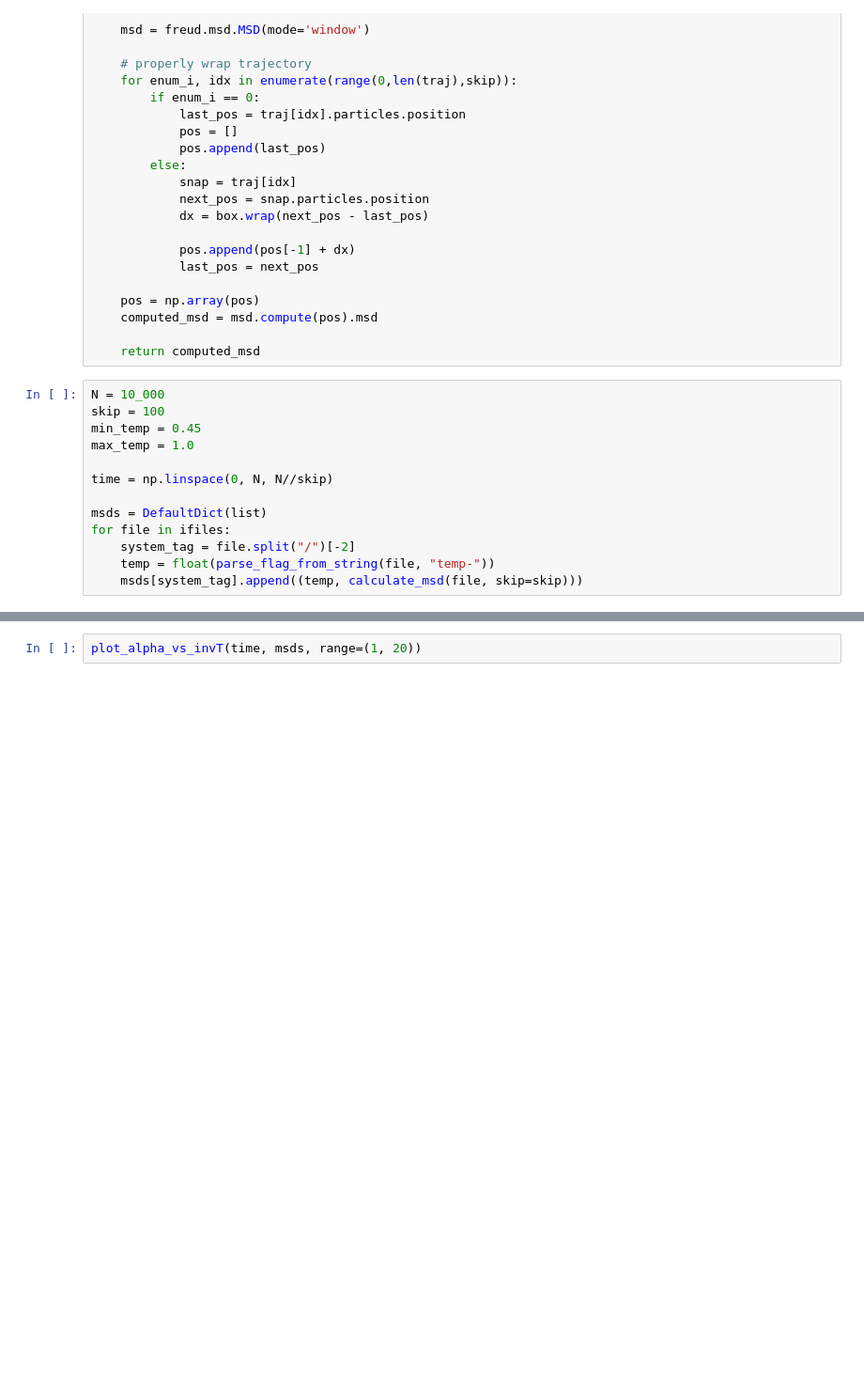
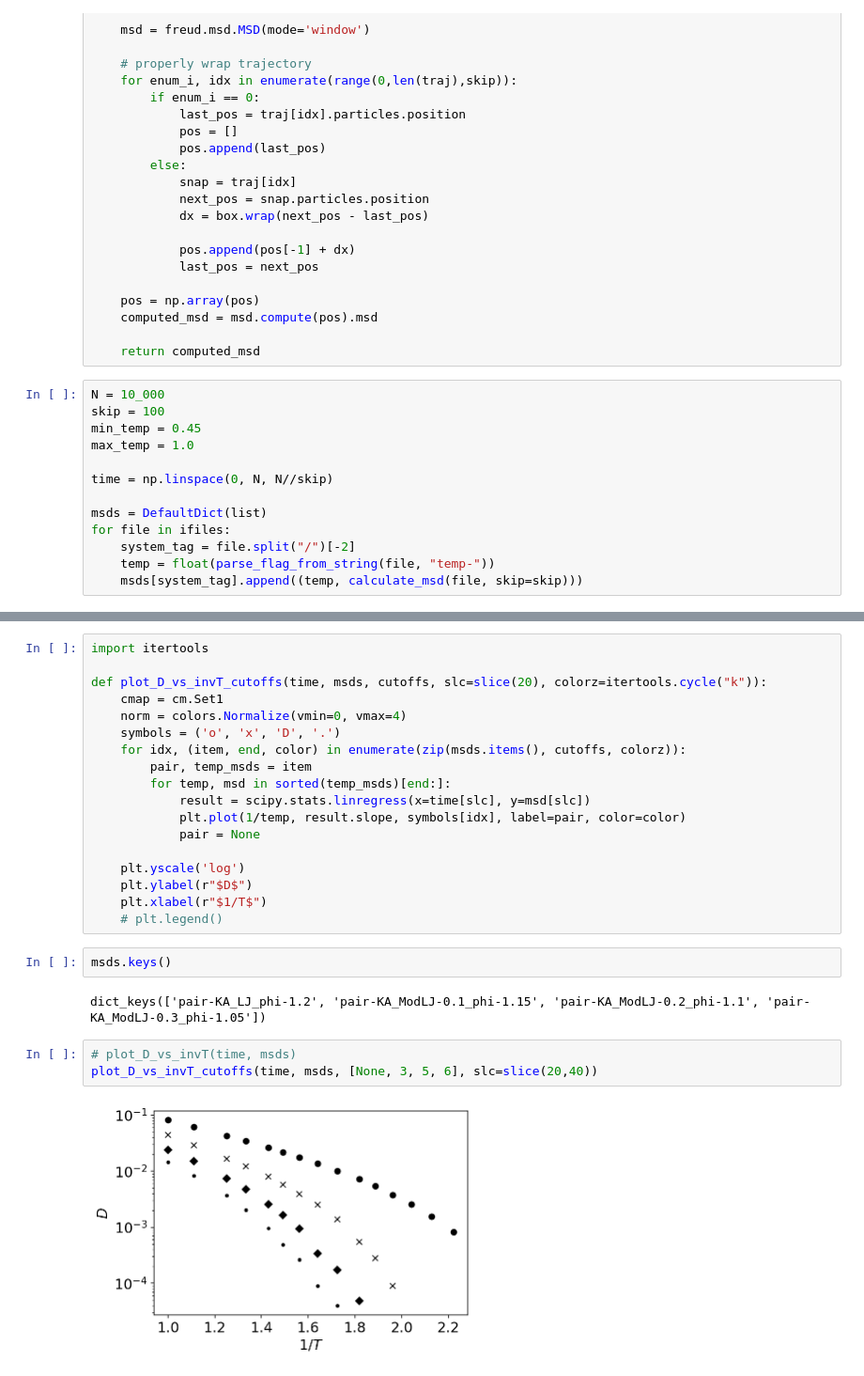
Before and after one commit to ianrgraham/funnel-cake, a Jupyter notebook: notebooks/prelim_plots.ipynb, the cells around one changed output, grey strips where cells are left out. Shown at 94% size. Cells and saved outputs as stored; diff of their text form; blank space fills up the shorter version.

```diff
--- a/notebooks/prelim_plots.ipynb
+++ b/notebooks/prelim_plots.ipynb
@@ -184,2 +188,27 @@ plot_alpha_vs_invT(time, msds, slc=slice(20, 40))
-# %%
-plot_alpha_vs_invT(time, msds, range=(1, 20))
+# %%
+import itertools
+
+def plot_D_vs_invT_cutoffs(time, msds, cutoffs, slc=slice(20), colorz=itertools.cycle("k")):
+    cmap = cm.Set1
+    norm = colors.Normalize(vmin=0, vmax=4)
+    symbols = ('o', 'x', 'D', '.')
+    for idx, (item, end, color) in enumerate(zip(msds.items(), cutoffs, colorz)):
+        pair, temp_msds = item
+        for temp, msd in sorted(temp_msds)[end:]:
+            result = scipy.stats.linregress(x=time[slc], y=msd[slc])
+            plt.plot(1/temp, result.slope, symbols[idx], label=pair, color=color)
+            pair = None
+
+    plt.yscale('log')
+    plt.ylabel(r"$D$")
+    plt.xlabel(r"$1/T$")
+    # plt.legend()
+# %%
+msds.keys()
+# %% [output]
+dict_keys(['pair-KA_LJ_phi-1.2', 'pair-KA_ModLJ-0.1_phi-1.15', 'pair-KA_ModLJ-0.2_phi-1.1', 'pair-KA_ModLJ-0.3_phi-1.05'])
+# %%
+# plot_D_vs_invT(time, msds)
+plot_D_vs_invT_cutoffs(time, msds, [None, 3, 5, 6], slc=slice(20,40))
+# %% [output]
+[figure, added]
```
Also changed, not shown: parts of 14 cells of this notebook, 5 other files.
